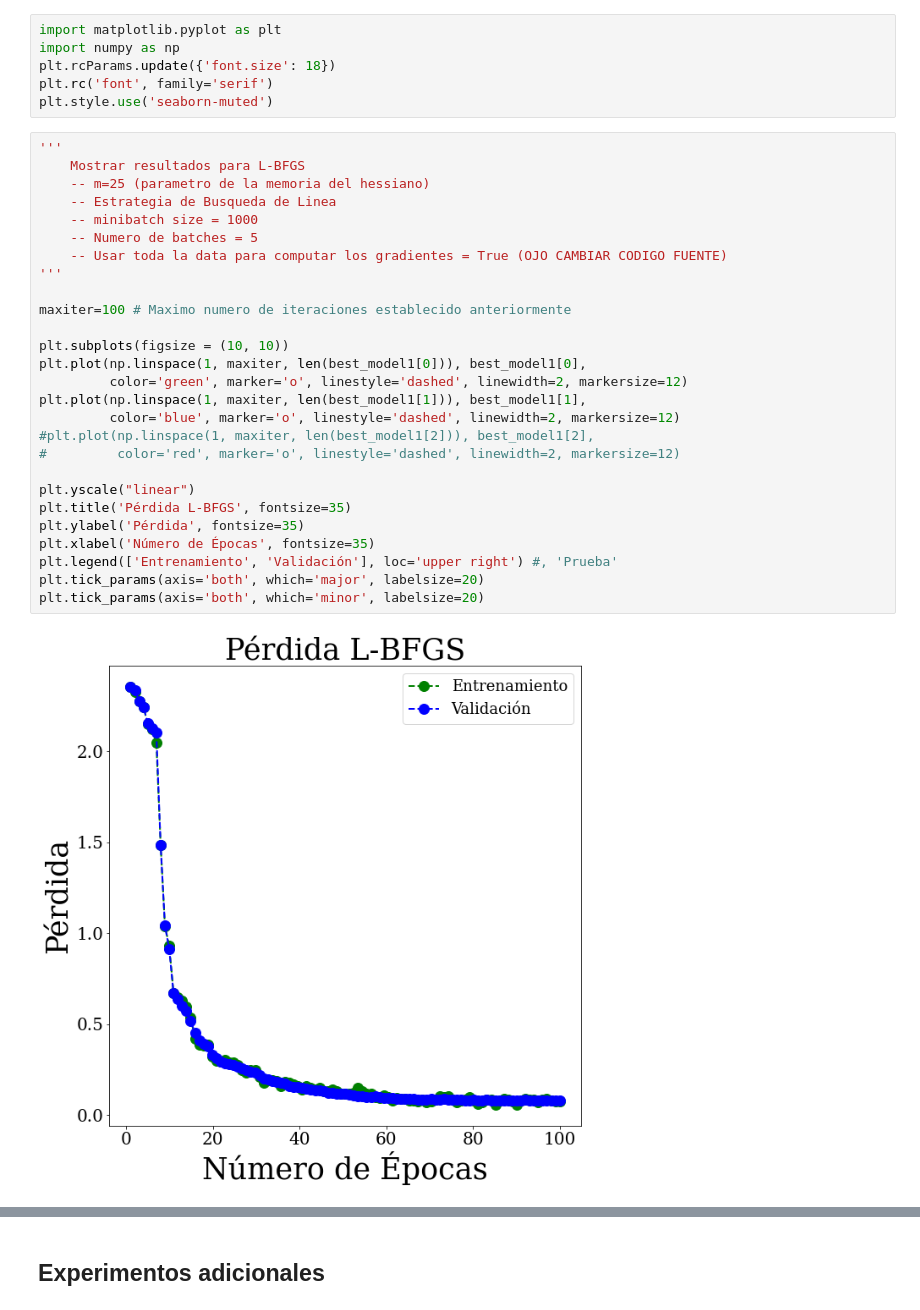
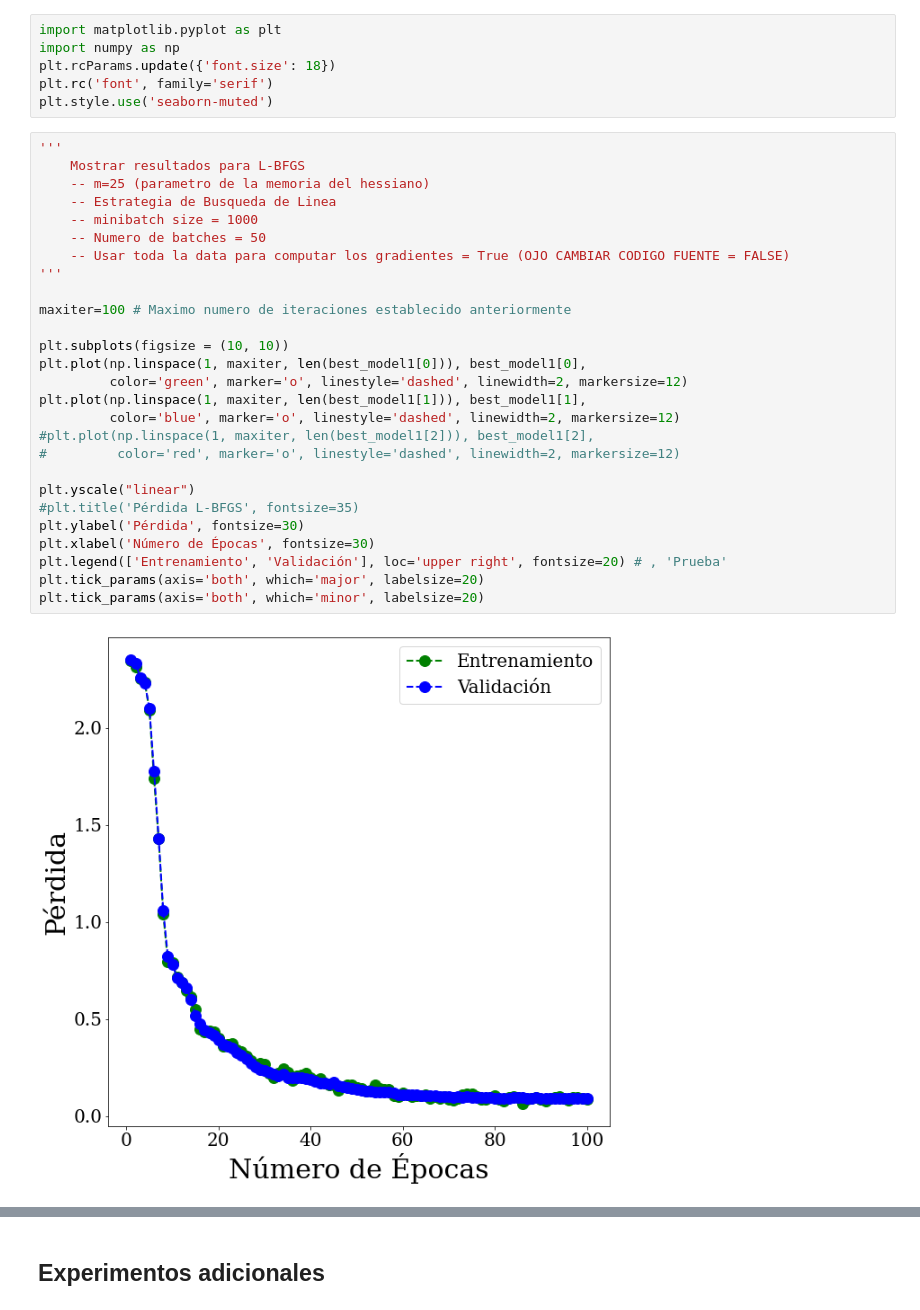
Before and after one commit to josegarciav/MMA-Thesis, a Jupyter notebook: LBFGS_Implementation.ipynb, the cells around one changed output, grey strips where cells are left out. Saved outputs shown, nothing was run; the diff lists cells and outputs as text.

```diff
--- a/LBFGS_Implementation.ipynb
+++ b/LBFGS_Implementation.ipynb
@@ -190,32 +102,32 @@ plt.style.use('seaborn-muted')
 # %%
 '''
     Mostrar resultados para L-BFGS
     -- m=25 (parametro de la memoria del hessiano)
     -- Estrategia de Busqueda de Linea
     -- minibatch size = 1000
-    -- Numero de batches = 5
-    -- Usar toda la data para computar los gradientes = True (OJO CAMBIAR CODIGO FUENTE)
+    -- Numero de batches = 50
+    -- Usar toda la data para computar los gradientes = True (OJO CAMBIAR CODIGO FUENTE = FALSE)
 '''
 
 maxiter=100 # Maximo numero de iteraciones establecido anteriormente
 
 plt.subplots(figsize = (10, 10))
 plt.plot(np.linspace(1, maxiter, len(best_model1[0])), best_model1[0],
          color='green', marker='o', linestyle='dashed', linewidth=2, markersize=12)
 plt.plot(np.linspace(1, maxiter, len(best_model1[1])), best_model1[1],
          color='blue', marker='o', linestyle='dashed', linewidth=2, markersize=12)
 #plt.plot(np.linspace(1, maxiter, len(best_model1[2])), best_model1[2],
 #         color='red', marker='o', linestyle='dashed', linewidth=2, markersize=12)
 
 plt.yscale("linear")
-plt.title('Pérdida L-BFGS', fontsize=35)
-plt.ylabel('Pérdida', fontsize=35)
-plt.xlabel('Número de Épocas', fontsize=35)
-plt.legend(['Entrenamiento', 'Validación'], loc='upper right') #, 'Prueba'
+#plt.title('Pérdida L-BFGS', fontsize=35)
+plt.ylabel('Pérdida', fontsize=30)
+plt.xlabel('Número de Épocas', fontsize=30)
+plt.legend(['Entrenamiento', 'Validación'], loc='upper right', fontsize=20) # , 'Prueba'
 plt.tick_params(axis='both', which='major', labelsize=20)
 plt.tick_params(axis='both', which='minor', labelsize=20)
 # %% [output]
-[figure, old version]
+[figure, new version]
 # %%
 plt.subplots(figsize = (10,10))
 plt.plot(np.linspace(1, maxiter, len(best_model1[3])), best_model1[3],
```
Also changed, not shown: parts of 17 cells of this notebook.
